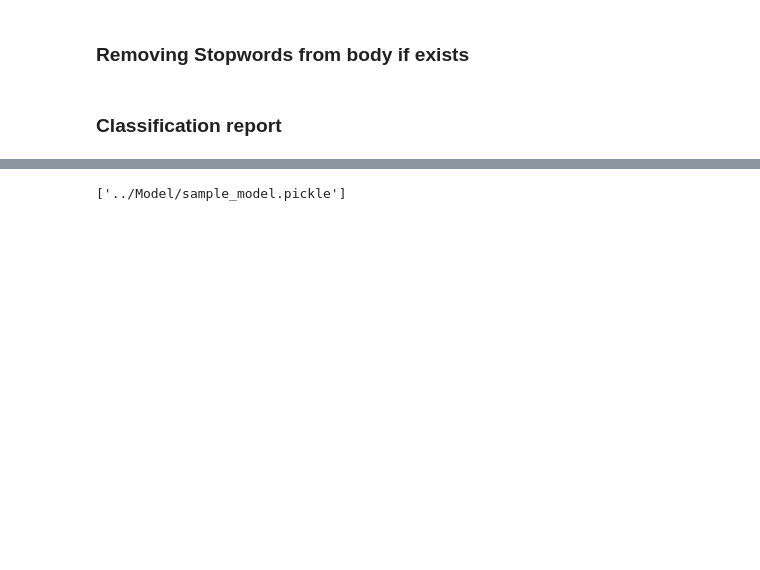
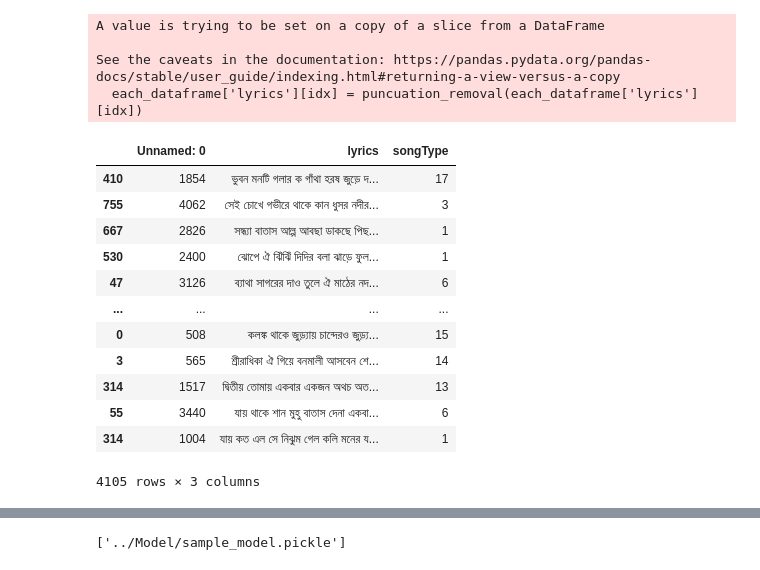
Before and after one commit to MarazMia/ML_Classifiers, a Jupyter notebook: sgd.ipynb, the cells around one changed output, grey strips where cells are left out. Drawn from its saved outputs; the diff is of its cells as text; code cells hidden in the pictures; blank space fills up the shorter version.

```diff
--- a/sgd.ipynb
+++ b/sgd.ipynb
@@ -64,2 +46,0 @@ data
-# %% [markdown]
-### Removing  Stopwords  from body if exists
@@ -68 +47,74 @@ stopwords = [ 'হাই', 'ফ্রিকুয়েন্সি', 'কিন্
+# %%
+# import stemmer
+
+from operator import index
+
+
+valid_bangla_char = set(['া','ি','ী','ু','ূ','ৃ','ে','ৈ','ো','ৌ','ক','খ',
+'গ','ঘ','ঙ','চ','ছ','জ','ঝ','ঞ','ট','ঠ','ড','ঢ','ণ','ত','থ','দ','ধ','ন',
+'প','ফ','ব','ভ','ম','য','র','ল','শ','ষ','স','হ','ড়','ঢ়','য়','ৎ','ং','ঃ'
+'‍ঁ','‍্','‍্য','‍‍্র','‍‍র্ক','‍্ব','৺','ক্ষ','জ্ঞ','অ','আ','ই','ঈ','উ','ঊ','ঋ','এ',
+'ঐ','ও','ঔ','অ্যা','্','য়','ঁ','ড়','়','ঃ'])
+
+stop_words = set('')
+stop_words_file_lines=open('stop_words.txt','r',encoding='utf-8-sig').readlines()
+for word in stop_words_file_lines:
+    stop_words.add(word.strip())
+
+def puncuation_removal(sentence):
+    words = sentence.split()
+    unique_words_per_sentence = set()
+    for every_word in words:
+        correct_word = ''
+        for each_char in every_word:
+            if each_char in valid_bangla_char:
+                correct_word += each_char
+            else:
+                # print('eta valid char list e nai ',each_char)
+                if unique_words_per_sentence not in stop_words:
+                    unique_words_per_sentence.add(correct_word.strip())
+                correct_word = ''
+        if unique_words_per_sentence not in stop_words:
+            unique_words_per_sentence.add(correct_word.strip())
+        correct_word = ''
+
+    new_refined_sentence = ' '.join(unique_words_per_sentence)
+
+    return new_refined_sentence
+
+
+
+for each_dataframe in data:
+    # print(len(each_dataframe['lyrics']))
+    for idx in range(len(each_dataframe['lyrics'])):
+        each_dataframe['lyrics'][idx] = puncuation_removal(each_dataframe['lyrics'][idx])
+        # print(each_dataframe['lyrics'][idx])
+
+# stemmer_obj=stemmer.BanglaStemmer()
+#     # word.replace(word,stemmer_obj.stem(word))
+#     # print(word,stemmer_obj.stem(word))
+
+data = pd.concat(data)
+pd.DataFrame(data)
+data = data.sample(frac = 1)
+
+data
+# %% [output]
+A value is trying to be set on a copy of a slice from a DataFrame
+
+See the caveats in the documentation: https://pandas.pydata.org/pandas-docs/stable/user_guide/indexing.html#returning-a-view-versus-a-copy
+  each_dataframe['lyrics'][idx] = puncuation_removal(each_dataframe['lyrics'][idx])
+|  | Unnamed: 0 | lyrics | songType |
+| 410 | 1854 | ভুবন মনটি গলার ক গাঁথা হরষ জুড়ে দ... | 17 |
+| 755 | 4062 | সেই চোখে গভীরে থাকে কান ধুসর নদীর... | 3 |
+| 667 | 2826 | সন্ধ্যা বাতাস আল্প আবছা ডাকছে পিছ... | 1 |
+| 530 | 2400 | ঝোপে ঐ ঝিঁঝিঁ দিদির বলা ঝাড়ে ফুল... | 1 |
+| 47 | 3126 | ব্যাথা সাগরের দাও তুলে ঐ মাঠের নদ... | 6 |
+| ... | ... | ... | ... |
+| 0 | 508 | কলঙ্ক থাকে জুড়্যায় চান্দেরও জুড়্য... | 15 |
+| 3 | 565 | শ্রীরাধিকা ঐ গিয়ে বনমালী আসবেন শে... | 14 |
+| 314 | 1517 | দ্বিতীয় তোমায় একবার একজন অথচ অত... | 13 |
+| 55 | 3440 | যায় থাকে শান মুহু বাতাস দেনা একবা... | 6 |
+| 314 | 1004 | যায় কত এল সে নিঝুম গেল কলি মনের য... | 1 |
+4105 rows × 3 columns
 # %%
@@ -72,5 +124,3 @@ X_train, X_test, y_train, y_test =  train_test_split(data['content'], data['idx'
-# %% [markdown]
-### Classification report
 # %%
 from sklearn.model_selection import ShuffleSplit
 from sklearn.model_selection import cross_val_score
```
Also changed, not shown: parts of 13 cells of this notebook, 8 other files.
